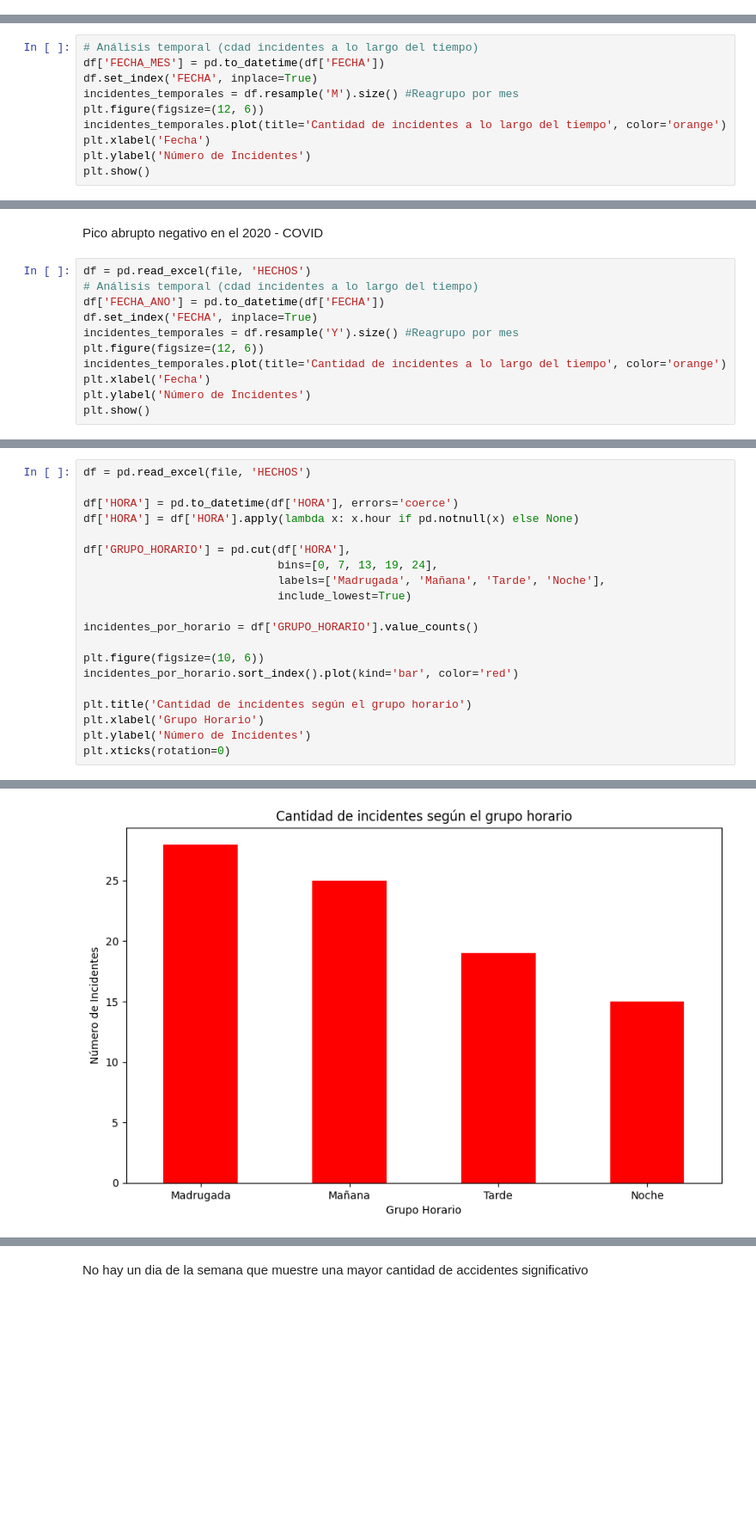
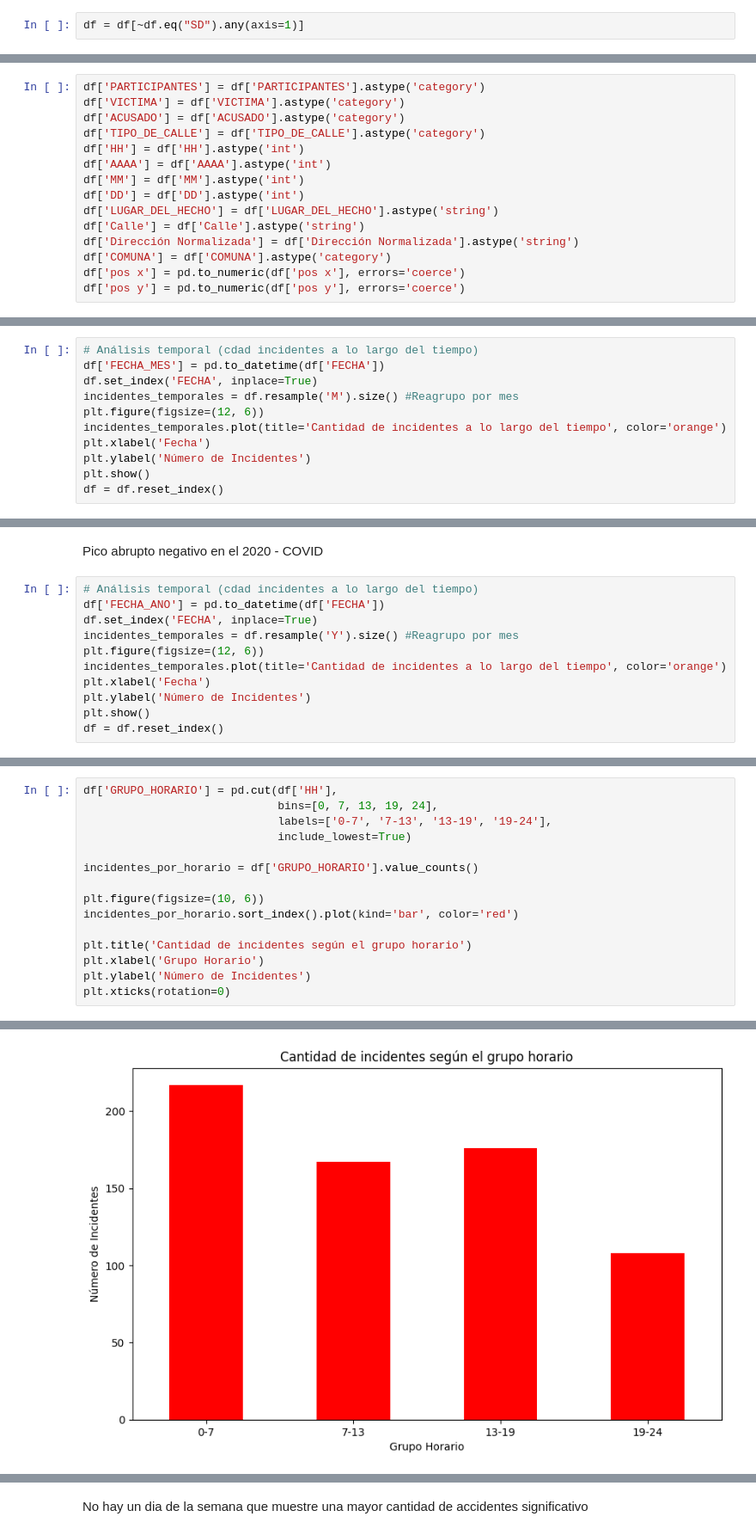
Before and after one commit to nickyczeme/SAT-homicidios, a Jupyter notebook: SAT.ipynb, the cells around one changed output, grey strips where cells are left out. Shown at 86% size. Drawn from its saved outputs; the diff is of its cells as text; blank space fills up the shorter version.

```diff
--- a/SAT.ipynb
+++ b/SAT.ipynb
@@ -192,0 +126,2 @@ No hay duplicados
+# %%
+df = df[~df.eq("SD").any(axis=1)]
@@ -192,0 +132,15 @@ No hay duplicados
+# %%
+df['PARTICIPANTES'] = df['PARTICIPANTES'].astype('category')
+df['VICTIMA'] = df['VICTIMA'].astype('category')
+df['ACUSADO'] = df['ACUSADO'].astype('category')
+df['TIPO_DE_CALLE'] = df['TIPO_DE_CALLE'].astype('category')
+df['HH'] = df['HH'].astype('int')
+df['AAAA'] = df['AAAA'].astype('int')
+df['MM'] = df['MM'].astype('int')
+df['DD'] = df['DD'].astype('int')
+df['LUGAR_DEL_HECHO'] = df['LUGAR_DEL_HECHO'].astype('string')
+df['Calle'] = df['Calle'].astype('string')
+df['Dirección Normalizada'] = df['Dirección Normalizada'].astype('string')
+df['COMUNA'] = df['COMUNA'].astype('category')
+df['pos x'] = pd.to_numeric(df['pos x'], errors='coerce')
+df['pos y'] = pd.to_numeric(df['pos y'], errors='coerce')
@@ -262,4 +243,5 @@ incidentes_temporales.plot(title='Cantidad de incidentes a lo largo del tiempo',
 plt.xlabel('Fecha')
 plt.ylabel('Número de Incidentes')
 plt.show()
+df = df.reset_index()
 # %% [output]
@@ -267,7 +249,6 @@ plt.show()
 # %% [markdown]
 Pico abrupto negativo en el 2020 - COVID
 # %%
-df = pd.read_excel(file, 'HECHOS')
 # Análisis temporal (cdad incidentes a lo largo del tiempo)
 df['FECHA_ANO'] = pd.to_datetime(df['FECHA'])
 df.set_index('FECHA', inplace=True)
@@ -277,4 +258,5 @@ incidentes_temporales.plot(title='Cantidad de incidentes a lo largo del tiempo',
 plt.xlabel('Fecha')
 plt.ylabel('Número de Incidentes')
 plt.show()
+df = df.reset_index()
 # %% [output]
@@ -292,12 +274,7 @@ plt.show()
 # %%
-df = pd.read_excel(file, 'HECHOS')
-
-df['HORA'] = pd.to_datetime(df['HORA'], errors='coerce')
-df['HORA'] = df['HORA'].apply(lambda x: x.hour if pd.notnull(x) else None)
-
-df['GRUPO_HORARIO'] = pd.cut(df['HORA'],
+df['GRUPO_HORARIO'] = pd.cut(df['HH'],
                              bins=[0, 7, 13, 19, 24],
-                             labels=['Madrugada', 'Mañana', 'Tarde', 'Noche'],
+                             labels=['0-7', '7-13', '13-19', '19-24'],
                              include_lowest=True)
 
 incidentes_por_horario = df['GRUPO_HORARIO'].value_counts()
@@ -318,2 +295,2 @@ plt.xticks(rotation=0)
-[figure, old version]
+[figure, new version]
 # %%
```
Also changed, not shown: parts of 24 cells of this notebook, 1 other file.
